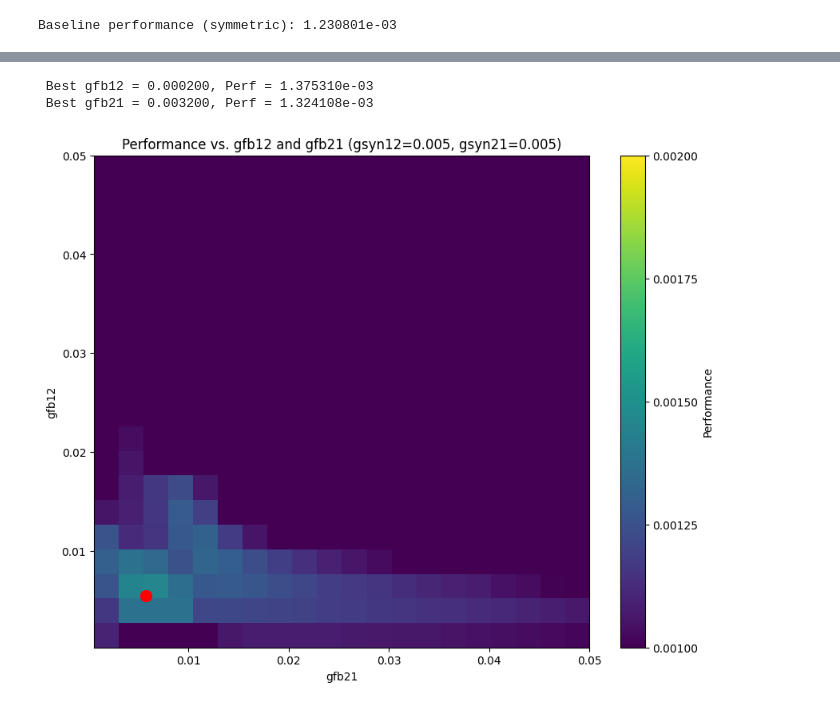
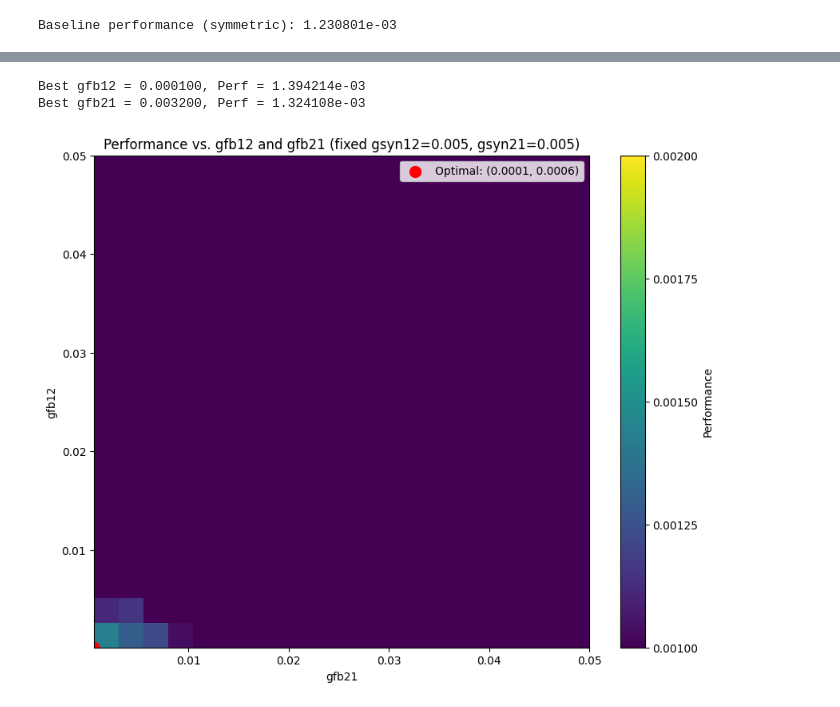
Before and after one commit to shafiulapp/Neuromechanics-with-NEURON, a Jupyter notebook: assymetric.ipynb, the cells around one changed output, grey strips where cells are left out. Cells and saved outputs as stored; diff of their text form; code cells hidden in the pictures.

```diff
--- a/assymetric.ipynb
+++ b/assymetric.ipynb
@@ -7,7 +7,7 @@ h.load_file('stdrun.hoc')
 T=3055
 simdur =3*T
 
-def performance(gsyn12=0.005, gsyn21=0.005, gfb12=0.001, gfb21=0.001):
+def performance(gsyn12, gsyn21, gfb12, gfb21):
     sec = h.Section(name='mod')
     sec.insert('brainb')
     sec.insert('bodyb')
@@ -37,7 +37,11 @@ def performance(gsyn12=0.005, gsyn21=0.005, gfb12=0.001, gfb21=0.001):
     return Q[-1] / simdur
 
 
-original_perf = performance()
+original_gsyn12=0.005
+original_gsyn21=0.005
+original_gfb12=0.001
+original_gfb21=0.001
+original_perf = performance(original_gsyn12, original_gsyn21, original_gfb12, original_gfb21)
 print(f"Baseline performance (symmetric): {original_perf:.6e}")
 # %% [output]
 Baseline performance (symmetric): 1.230801e-03
@@ -88,41 +90,48 @@ plt.show()
+# %%
+
+gfb12_vals = np.linspace(0.0001, 0.05, 20)
+perf_gfb12 = [performance(original_gsyn12, original_gsyn21, g, original_gfb21) for g in gfb12_vals]
+opt_gfb12 = gfb12_vals[np.argmax(perf_gfb12)]
+print(f"Best gfb12 = {opt_gfb12:.6f}, Perf = {max(perf_gfb12):.6e}")
+
+gfb21_vals = np.linspace(0.0006, 0.05, 20)
+perf_gfb21 = [performance(original_gsyn12, original_gsyn21, original_gfb12, g) for g in gfb21_vals]
+opt_gfb21 = gfb21_vals[np.argmax(perf_gfb21)]
+print(f"Best gfb21 = {opt_gfb21:.6f}, Perf = {max(perf_gfb21):.6e}")
+# %% [output]
+Best gfb12 = 0.000100, Perf = 1.394214e-03
+Best gfb21 = 0.003200, Perf = 1.324108e-03
 # %%
-gfb12_vals = np.linspace(0.0002, 0.05, 20)
-perf_gfb12 = [performance(gfb12=g) for g in gfb12_vals]
-opt_gfb12 = gfb12_vals[np.argmax(perf_gfb12)]
-print(f" Best gfb12 = {opt_gfb12:.6f}, Perf = {max(perf_gfb12):.6e}")
 
-gfb21_vals = np.linspace(0.0006, 0.05, 20)
-perf_gfb21 = [performance(gfb21=g) for g in gfb21_vals]
-opt_gfb21 = gfb21_vals[np.argmax(perf_gfb21)]
-print(f" Best gfb21 = {opt_gfb21:.6f}, Perf = {max(perf_gfb21):.6e}")
+performance_grid = np.zeros((len(gfb12_vals), len(gfb21_vals)))
+
+for i, gf12 in enumerate(gfb12_vals):
+    for j, gf21 in enumerate(gfb21_vals):
+        performance_grid[i, j] = performance(original_gsyn12, original_gsyn21, gf12, gf21)
 
 max_perf = np.max(performance_grid)
 opt_idx = np.unravel_index(np.argmax(performance_grid), performance_grid.shape)
 opt_gfb12 = gfb12_vals[opt_idx[0]]
 opt_gfb21 = gfb21_vals[opt_idx[1]]
 
-
 plt.figure(figsize=(10, 8))
 im = plt.imshow(performance_grid,
                extent=[gfb21_vals.min(), gfb21_vals.max(), gfb12_vals.min(), gfb12_vals.max()],
                origin='lower', cmap='viridis', aspect='auto',
-               vmin=1e-3, vmax=2e-3)  # Fixed range for colorbar
-
+               vmin=1e-3, vmax=2e-3)
 
 plt.scatter(opt_gfb21, opt_gfb12, color='red', s=100,
            label=f'Optimal: ({opt_gfb12:.4f}, {opt_gfb21:.4f})')
-
 
 cbar = plt.colorbar(im, label='Performance')
 cbar.set_ticks(np.linspace(1e-3, 2e-3, 5))
 plt.xlabel('gfb21')
 plt.ylabel('gfb12')
-plt.title('Performance vs. gfb12 and gfb21 (gsyn12=0.005, gsyn21=0.005)')
+plt.title('Performance vs. gfb12 and gfb21 (fixed gsyn12=0.005, gsyn21=0.005)')
+plt.legend()
 plt.show()
 # %% [output]
- Best gfb12 = 0.000200, Perf = 1.375310e-03
- Best gfb21 = 0.003200, Perf = 1.324108e-03
-[figure, old version]
+[figure, new version]
 # %%
 
 gsyn12_range = np.linspace(opt_gsyn12 * 0.7, opt_gsyn12 * 1.5, 5)
```
Also changed, not shown: parts of 4 cells of this notebook, 1 other file.
